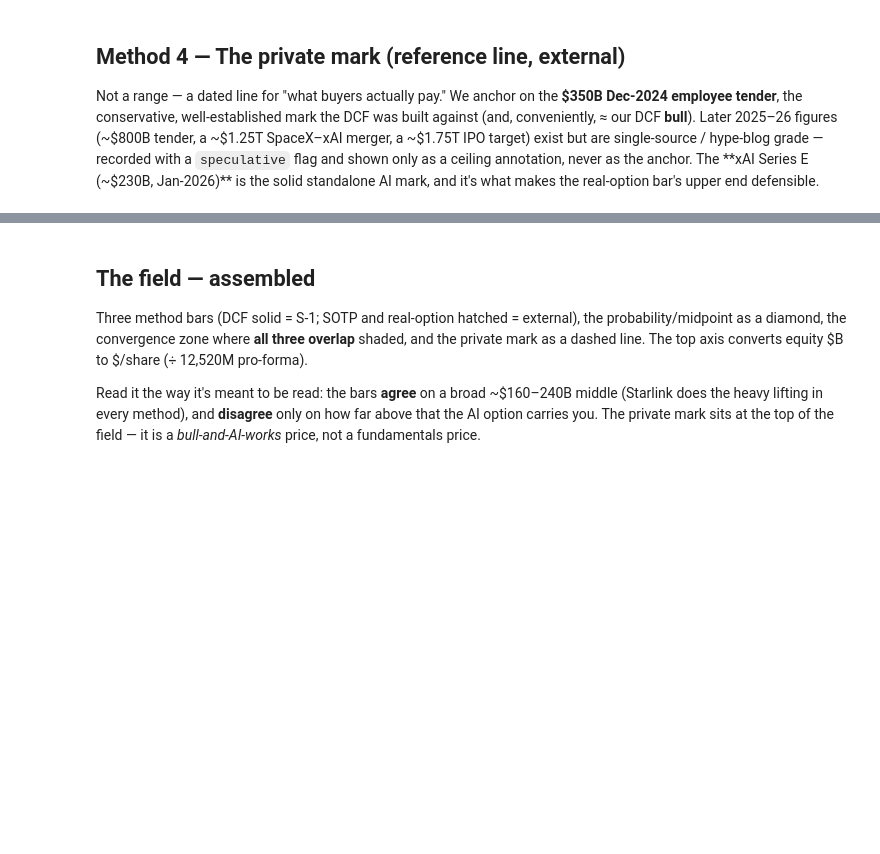
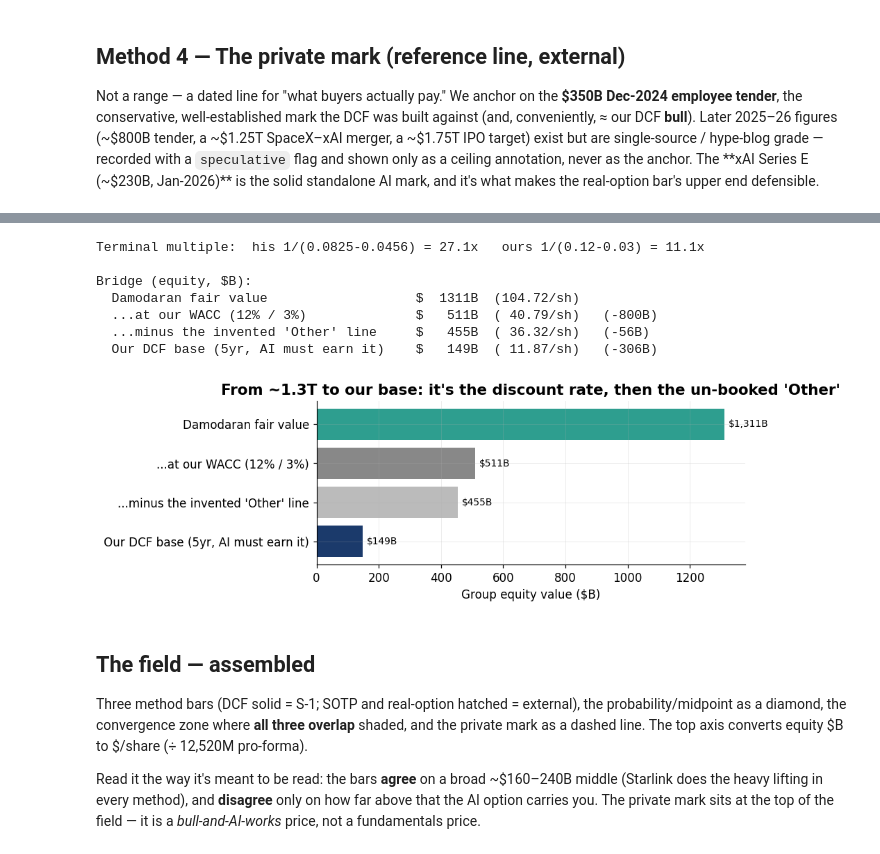
Before and after one commit to SailingSF/spacex_ipo_analysis, a Jupyter notebook: notebooks/valuation.ipynb, the cells around one changed output, grey strips where cells are left out. Saved outputs shown, nothing was run; the diff lists cells and outputs as text; code cells hidden in the pictures; blank space fills up the shorter version.

```diff
--- a/notebooks/valuation.ipynb
+++ b/notebooks/valuation.ipynb
@@ -195,3 +205,57 @@ Anchor (established): SpaceX $350B  (27.95/sh)
+# %%
+# His cash flows (from the "Stories to Numbers" tab), $M. We re-discount these unchanged.
+his_fcff = [-7229.2, -5767.5, 2.2, 8479.3, 15261.3, 22392.3, 39350.0, 61410.7, 84678.5, 105536.9]
+his_term_fcf = 87328.5
+his_debt, his_cash_ipo = 22896.0, 99747.0          # his balance-sheet bridge (incl. $75B IPO proceeds)
+
+def op_assets(wacc, g):
+    pv_exp = sum(cf / (1 + wacc)**(i + 1) for i, cf in enumerate(his_fcff))
+    pv_tv  = (his_term_fcf / (wacc - g)) / (1 + wacc)**10
+    return pv_exp + pv_tv
+
+print(f"Terminal multiple:  his 1/(0.0825-0.0456) = {1/(0.0825-0.0456):4.1f}x   "
+      f"ours 1/(0.12-0.03) = {1/(0.12-0.03):4.1f}x")
+
+his_equity   = op_assets(0.0825, 0.0456) - his_debt + his_cash_ipo      # ~$1.30T (reproduces his sheet)
+ours_rates   = op_assets(0.12,   0.03)   - his_debt + his_cash_ipo      # his story, OUR discount rate
+# His "Other" line, valued at OUR rate: $30B terminal EBIT -> after-tax, capitalised at 11x, PV'd 10yr
+other_fcff   = 30000 * (1 - 0.25) * (1 - 0.0456/0.15)
+other_value  = (other_fcff / (0.12 - 0.03)) / (1.12)**10
+no_other     = ours_rates - other_value
+base         = d["base"]                                               # our DCF base equity ($M)
+
+bridge = [("Damodaran fair value",              his_equity),
+          ("...at our WACC (12% / 3%)",          ours_rates),
+          ("...minus the invented 'Other' line", no_other),
+          ("Our DCF base (5yr, AI must earn it)", base)]
+
+print("\nBridge (equity, $B):")
+prev = None
+for label, v in bridge:
+    delta = "" if prev is None else f"   ({(v-prev)/1000:+,.0f}B)"
+    print(f"  {label:38s} ${v/1000:6.0f}B  ({b2ps(v/1000):6.2f}/sh){delta}")
+    prev = v
+
+fig, ax = plt.subplots(figsize=(9, 3.2))
+labels = [l for l, _ in bridge]
+vals   = [v/1000 for _, v in bridge]
+ax.barh(range(len(vals)), vals, color=[COL.get("Connectivity"), "#888", "#bbb", COL.get("Space")])
+ax.set_yticks(range(len(vals))); ax.set_yticklabels(labels); ax.invert_yaxis()
+for i, v in enumerate(vals):
+    ax.text(v + 12, i, f"${v:,.0f}B", va="center", fontsize=9)
+ax.set_xlabel("Group equity value ($B)")
+ax.set_title("From ~1.3T to our base: it's the discount rate, then the un-booked 'Other'")
+charts.save(fig, "damodaran_bridge")
+plt.show()
+# %% [output]
+Terminal multiple:  his 1/(0.0825-0.0456) = 27.1x   ours 1/(0.12-0.03) = 11.1x
+
+Bridge (equity, $B):
+  Damodaran fair value                   $  1311B  (104.72/sh)
+  ...at our WACC (12% / 3%)              $   511B  ( 40.79/sh)   (-800B)
+  ...minus the invented 'Other' line     $   455B  ( 36.32/sh)   (-56B)
+  Our DCF base (5yr, AI must earn it)    $   149B  ( 11.87/sh)   (-306B)
+[figure, added]
 # %% [markdown]
 ## The field — assembled
 
```
Also changed, not shown: parts of 16 cells of this notebook.
